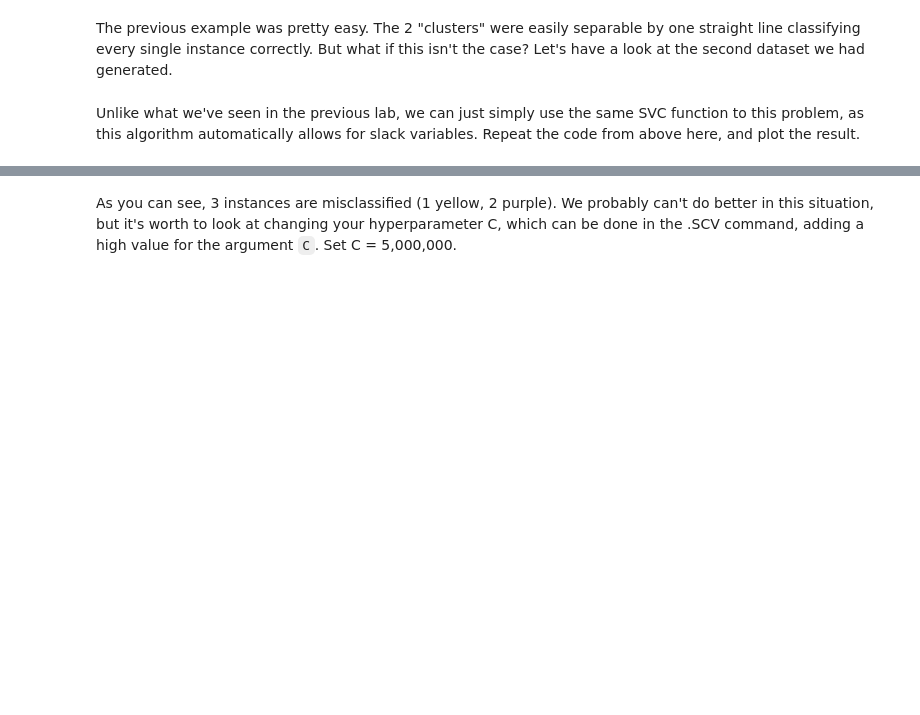
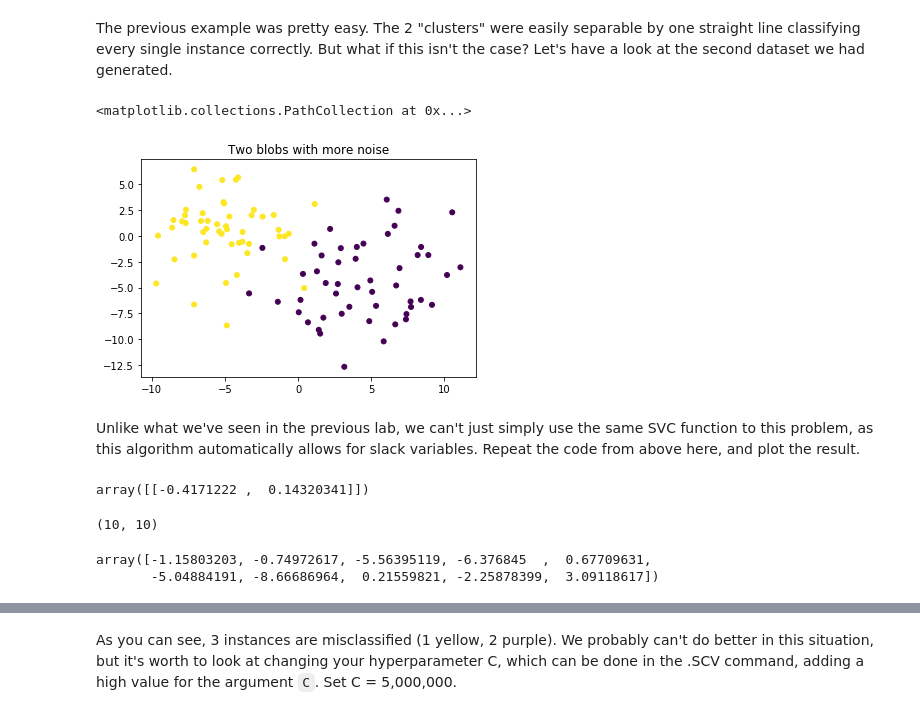
Before and after one commit to aulorbe/dsc-3-33-04-building-an-svm-using-scikit-learn-nyc-career-ds-102218, a Jupyter notebook: index.ipynb, the cells around one changed output, grey strips where cells are left out. Drawn from its saved outputs; the diff is of its cells as text; code cells hidden in the pictures; blank space fills up the shorter version.

```diff
--- a/index.ipynb
+++ b/index.ipynb
@@ -193,2 +191,9 @@ The previous example was pretty easy. The 2 "clusters" were easily separable by
+# %%
+plt.title("Two blobs with more noise")
+X_2, y_2 = make_blobs(n_samples=100, n_features=2, centers=2, cluster_std=3,  random_state = 123)
+plt.scatter(X_2[:, 0], X_2[:, 1], c = y_2, s=25)
+# %% [output]
+<matplotlib.collections.PathCollection at 0x...>
+[figure, added]
 # %% [markdown]
-Unlike what we've seen in the previous lab, we can just simply use the same SVC function to this problem, as this algorithm automatically allows for slack variables. Repeat the code from above here, and plot the result.
+Unlike what we've seen in the previous lab, we can't just simply use the same SVC function to this problem, as this algorithm automatically allows for slack variables. Repeat the code from above here, and plot the result.
@@ -196,0 +200,8 @@ Unlike what we've seen in the previous lab, we can just simply use the same SVC
+# %%
+svc_2 = svm.SVC(kernel='linear')
+
+svc_2.fit(X_2, y_2)
+
+svc.coef_
+# %% [output]
+array([[-0.4171222 ,  0.14320341]])
@@ -196,0 +228,4 @@ Unlike what we've seen in the previous lab, we can just simply use the same SVC
+# %%
+dec_func_2.shape
+# %% [output]
+(10, 10)
@@ -196,0 +235,5 @@ Unlike what we've seen in the previous lab, we can just simply use the same SVC
+# %%
+y
+# %% [output]
+array([-1.15803203, -0.74972617, -5.56395119, -6.376845  ,  0.67709631,
+       -5.04884191, -8.66686964,  0.21559821, -2.25878399,  3.09118617])
```
Also changed, not shown: parts of 11 cells of this notebook.
